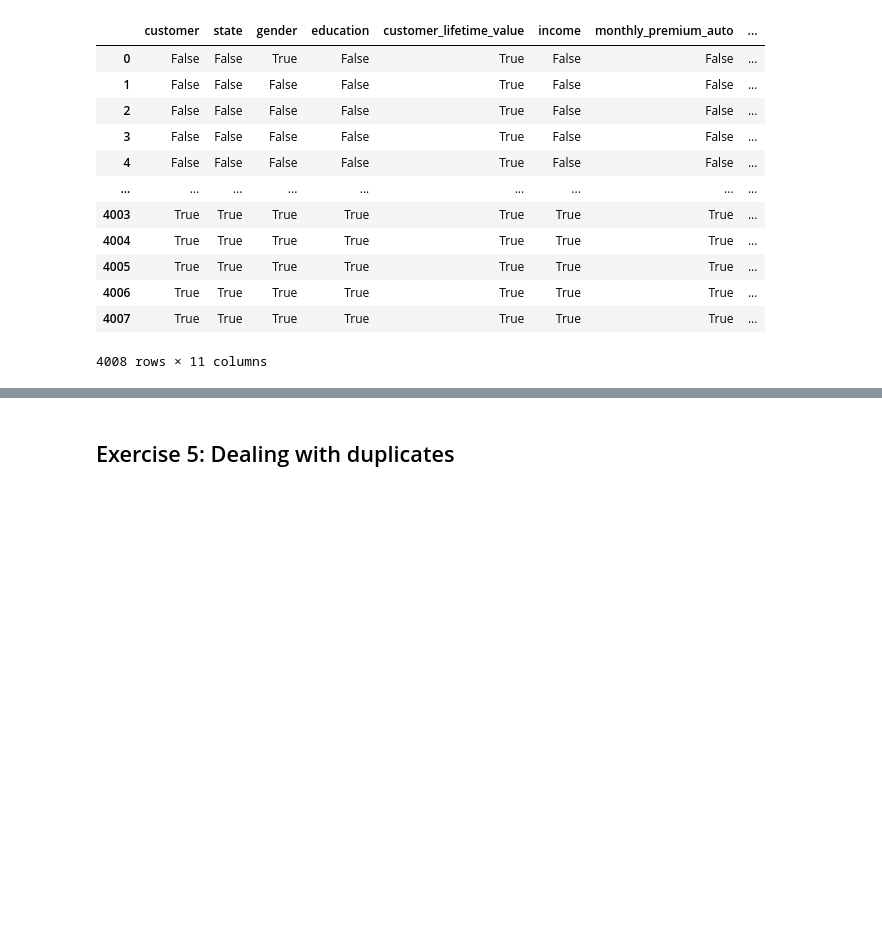
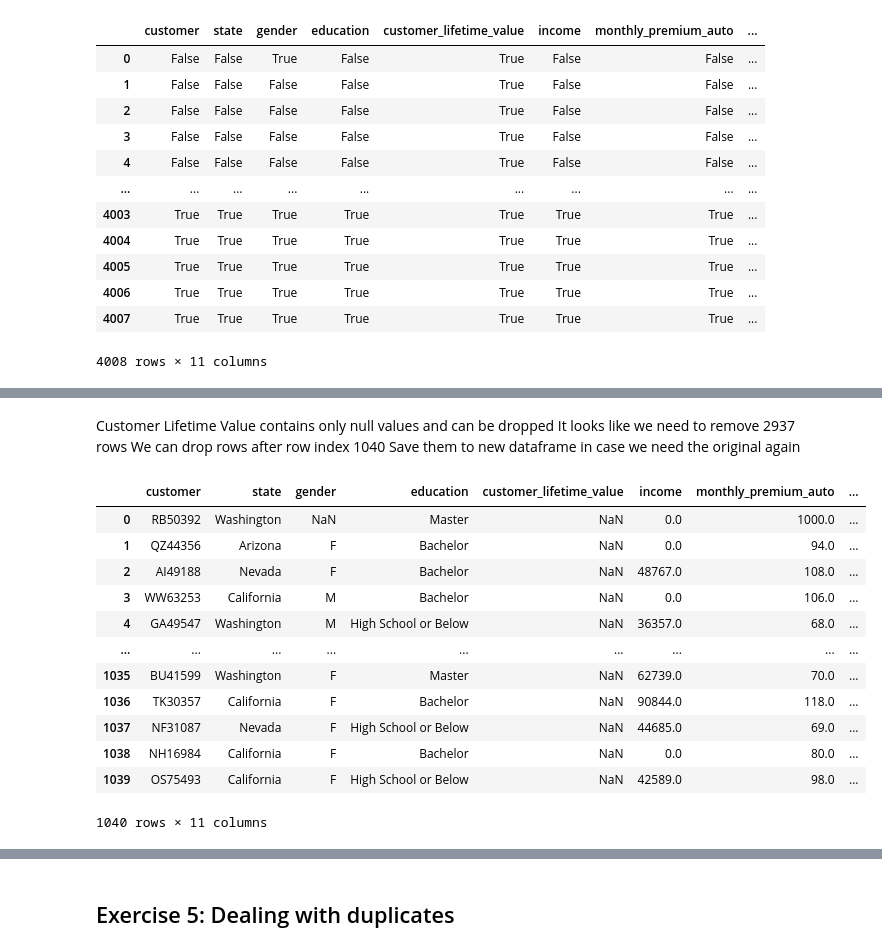
Before and after one commit to pdesgrip/lab-dw-data-cleaning-and-formatting, a Jupyter notebook: lab-dw-data-cleaning-and-formatting.ipynb, the cells around one changed output, grey strips where cells are left out. Drawn from its saved outputs; the diff is of its cells as text; code cells hidden in the pictures; blank space fills up the shorter version.

Commit message:
solution_lab_data_cleaning_and_formatting

```diff
--- a/lab-dw-data-cleaning-and-formatting.ipynb
+++ b/lab-dw-data-cleaning-and-formatting.ipynb
@@ -204,16 +204,3 @@ dtype: object
 | 22 | YH23384 | Arizona | NaN | Bachelor | 2412750.40% | 14072.0 | 71.0 | ... |
 | 23 | TZ98966 | Nevada | NaN | Bachelor | 245019.10% | 0.0 | 73.0 | ... |
 | 24 | HM55802 | California | NaN | Bachelor | 239210.79% | 17870.0 | 61.0 | ... |
-# %%
-# 1. Convert Customer Lifetime Value to numeric (if it's not already)
-file1['customer_lifetime_value'] = pd.to_numeric(file1['customer_lifetime_value'], errors='coerce')
-
-# 2. Format the Number of Open Complaints
-# First, let's look at the unique values to understand the data
-print(file1['number_of_open_complaints'].unique())
-
-# If the values are in the mentioned format, then we can split and extract the middle value
-file1['number_of_open_complaints'] = file1['number_of_open_complaints'].str.split('/').str[1].astype(float)
-
-# Display the cleaned dataframe (optional)
-display(file1.head())
@@ -227,0 +207,13 @@ display(file1.head())
+# %%
+# 1. Convert Customer Lifetime Value to numeric (if it's not already)
+file1['customer_lifetime_value'] = pd.to_numeric(file1['customer_lifetime_value'], errors='coerce')
+
+# 2. Format the Number of Open Complaints
+# First, let's look at the unique values to understand the data
+print(file1['number_of_open_complaints'].unique())
+
+# If the values are in the mentioned format, then we can split and extract the middle value
+file1['number_of_open_complaints'] = file1['number_of_open_complaints'].str.split('/').str[1].astype(int)
+
+# Display the cleaned dataframe (optional)
+display(file1.head())
@@ -263,0 +279,22 @@ file1.isna()
+# %% [markdown]
+Customer Lifetime Value contains only null values and can be dropped
+It looks like we need to remove 2937 rows
+We can drop rows after row index 1040
+Save them to new dataframe in case we need the original again
+# %%
+file2 = file1[file1.index <= 1040]
+display(file2.head(1040))
+# %% [output]
+|  | customer | state | gender | education | customer_lifetime_value | income | monthly_premium_auto | ... |
+| 0 | RB50392 | Washington | NaN | Master | NaN | 0.0 | 1000.0 | ... |
+| 1 | QZ44356 | Arizona | F | Bachelor | NaN | 0.0 | 94.0 | ... |
+| 2 | AI49188 | Nevada | F | Bachelor | NaN | 48767.0 | 108.0 | ... |
+| 3 | WW63253 | California | M | Bachelor | NaN | 0.0 | 106.0 | ... |
+| 4 | GA49547 | Washington | M | High School or Below | NaN | 36357.0 | 68.0 | ... |
+| ... | ... | ... | ... | ... | ... | ... | ... | ... |
+| 1035 | BU41599 | Washington | F | Master | NaN | 62739.0 | 70.0 | ... |
+| 1036 | TK30357 | California | F | Bachelor | NaN | 90844.0 | 118.0 | ... |
+| 1037 | NF31087 | Nevada | F | High School or Below | NaN | 44685.0 | 69.0 | ... |
+| 1038 | NH16984 | California | F | Bachelor | NaN | 0.0 | 80.0 | ... |
+| 1039 | OS75493 | California | F | High School or Below | NaN | 42589.0 | 98.0 | ... |
+1040 rows × 11 columns
```
Also changed, not shown: parts of 27 cells of this notebook.
